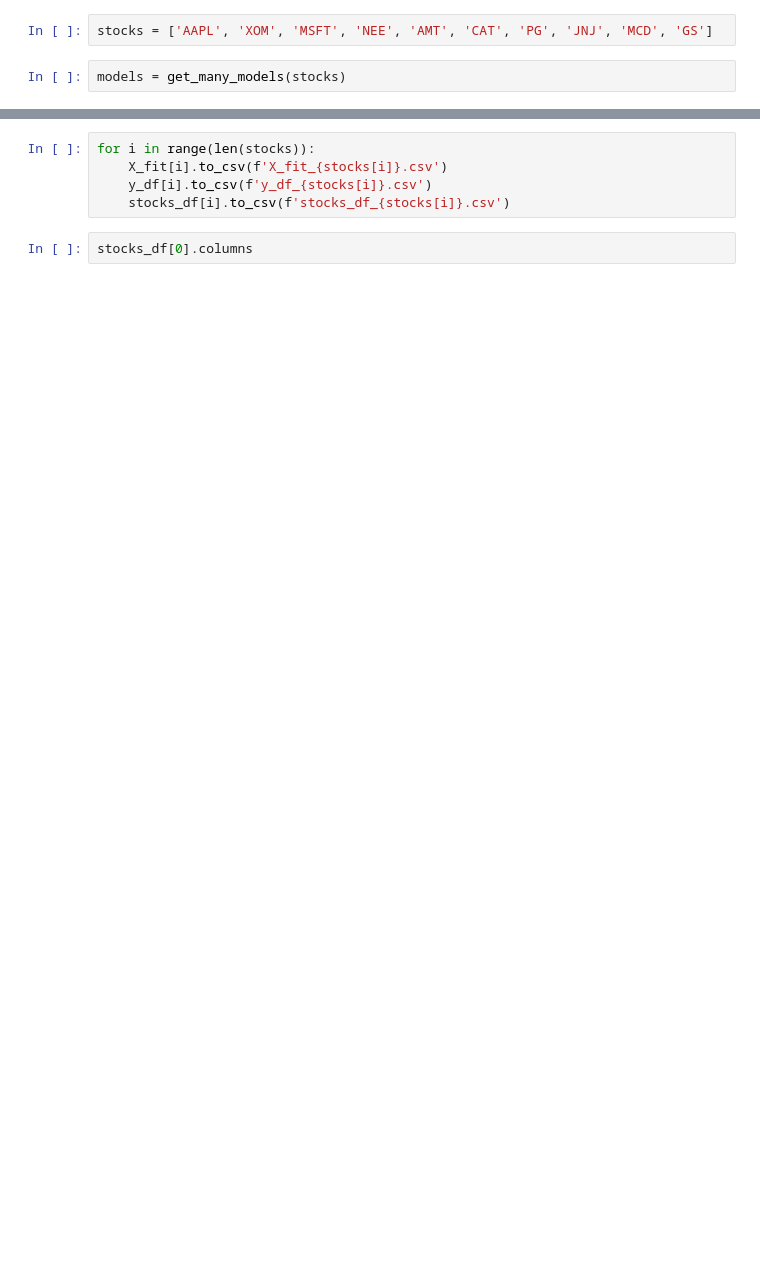
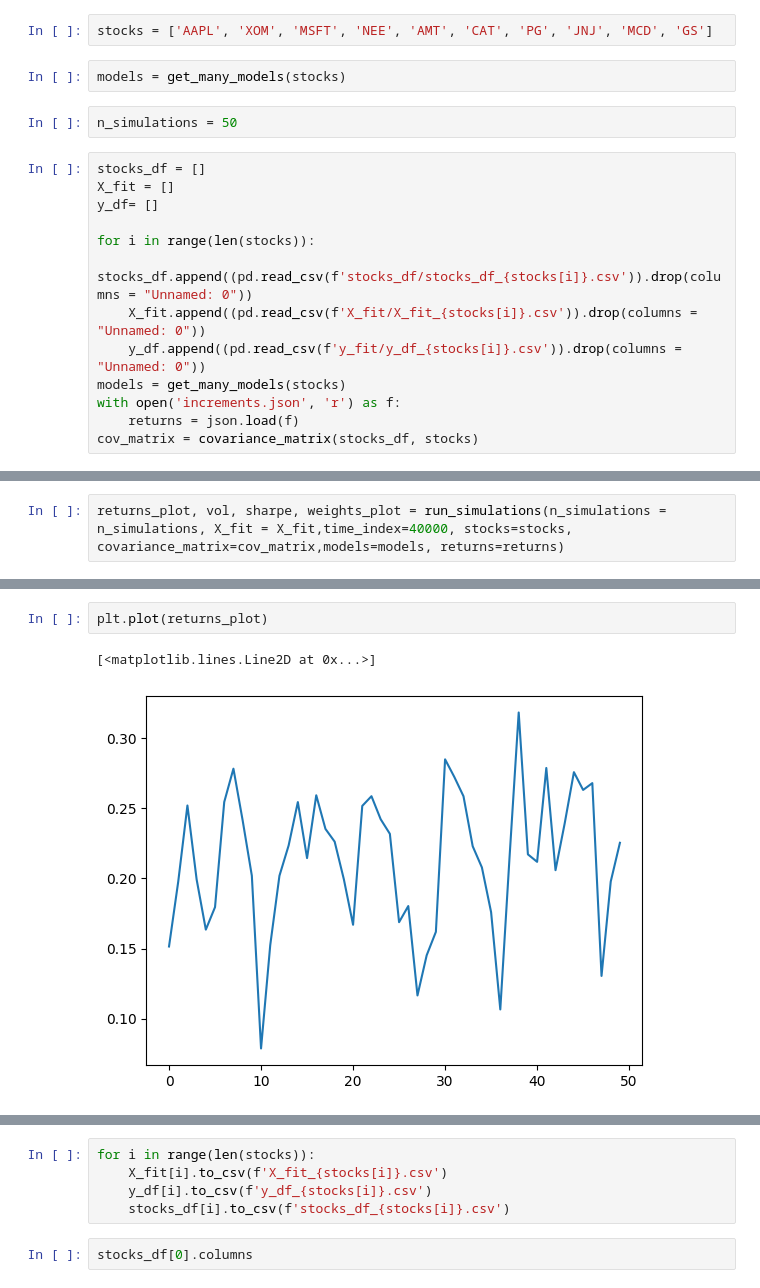
Before and after one commit to oscarthse/portfolio_manager, a Jupyter notebook: Untitled1.ipynb, the cells around one changed output, grey strips where cells are left out. Cells and saved outputs as stored; diff of their text form; blank space fills up the shorter version.

```diff
--- a/Untitled1.ipynb
+++ b/Untitled1.ipynb
@@ -14,3 +18,18 @@ To enable the following instructions: AVX2 AVX_VNNI FMA, in other operations, re
 stocks = ['AAPL', 'XOM', 'MSFT', 'NEE', 'AMT', 'CAT', 'PG', 'JNJ', 'MCD', 'GS']
 # %%
 models = get_many_models(stocks)
+# %%
+n_simulations = 50
+# %%
+stocks_df = []
+X_fit = []
+y_df= []
+
+for i in range(len(stocks)):
+    stocks_df.append((pd.read_csv(f'stocks_df/stocks_df_{stocks[i]}.csv')).drop(columns = "Unnamed: 0"))
+    X_fit.append((pd.read_csv(f'X_fit/X_fit_{stocks[i]}.csv')).drop(columns = "Unnamed: 0"))
+    y_df.append((pd.read_csv(f'y_fit/y_df_{stocks[i]}.csv')).drop(columns = "Unnamed: 0"))
+models = get_many_models(stocks)
+with open('increments.json', 'r') as f:
+    returns = json.load(f)
+cov_matrix = covariance_matrix(stocks_df, stocks)
@@ -16,0 +81,2 @@ models = get_many_models(stocks)
+# %%
+returns_plot, vol, sharpe, weights_plot = run_simulations(n_simulations = n_simulations, X_fit = X_fit,time_index=40000, stocks=stocks, covariance_matrix=cov_matrix,models=models, returns=returns)
@@ -16,0 +101,5 @@ models = get_many_models(stocks)
+# %%
+plt.plot(returns_plot)
+# %% [output]
+[<matplotlib.lines.Line2D at 0x...>]
+[figure, added]
```
Also changed, not shown: parts of 12 cells of this notebook, 5 other files.
